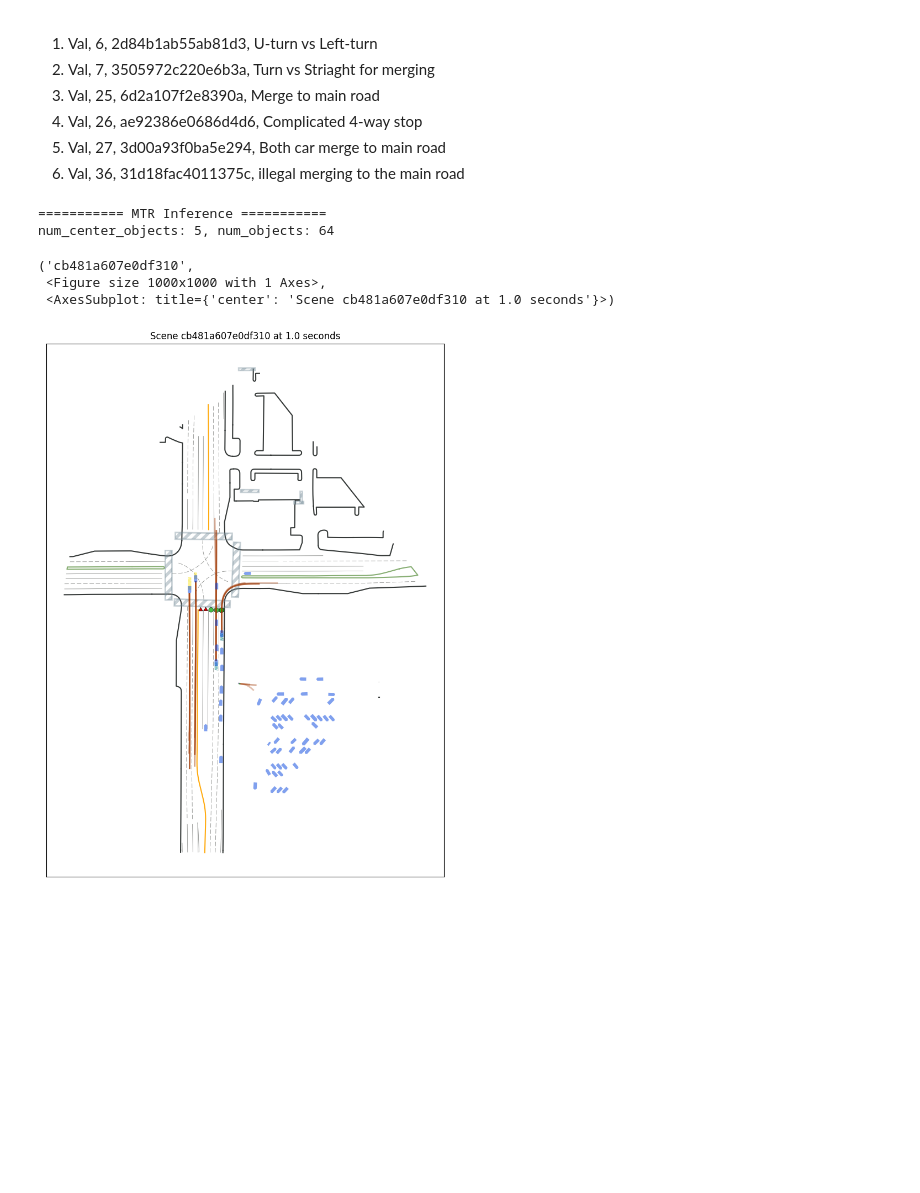
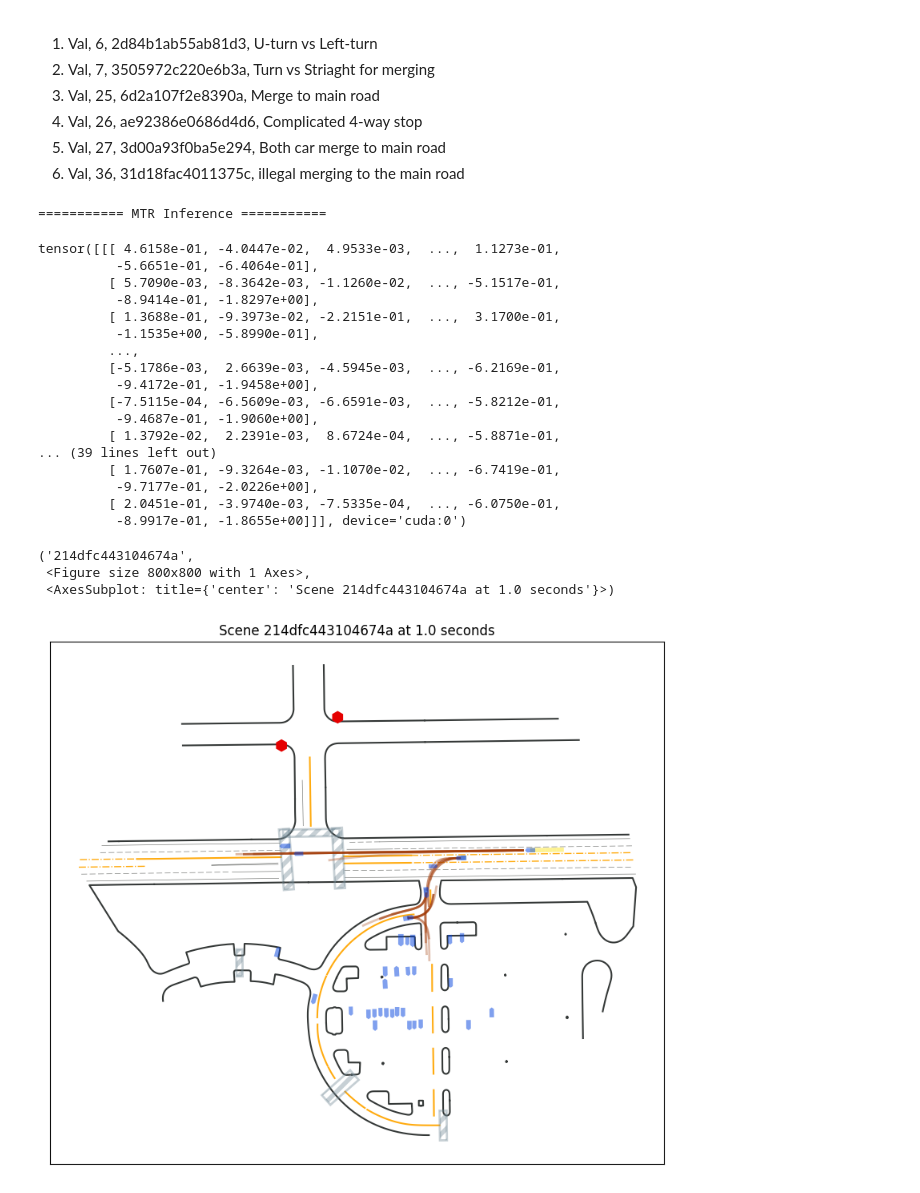
Before and after one commit to zzx9636/MTR, a Jupyter notebook: eval_model.ipynb, the cells around one changed output. Saved outputs shown, nothing was run; the diff lists cells and outputs as text; code cells hidden in the pictures; blank space fills up the shorter version.

```diff
--- a/eval_model.ipynb
+++ b/eval_model.ipynb
@@ -20,18 +18,39 @@ ckpt_path = '/Data/Dataset/MTR/model/checkpoint_epoch_30.pth'
 4. Val, 26, ae92386e0686d4d6, Complicated 4-way stop
 5. Val, 27, 3d00a93f0ba5e294, Both car merge to main road
 6. Val, 36, 31d18fac4011375c, illegal merging to the main road
+# %%
+cfg_file = 'tools/cfgs/waymo/bc+10_percent_data.yaml'
+ckpt_path = 'output/bc/epoch=2-step=4602.ckpt'
+
+mtr_inference = MTRInference(cfg_file, ckpt_path)
+# %% [output]
+=========== MTR Inference ===========
 # %%
 
-mtr_inference = MTRInference(cfg_file, ckpt_path)
-index = 4
+index = 1
 scene_id, info = mtr_inference.generate_info(index)
 shift = 0
 mtr_inference.visualize(scene_id, info, shift=0)
 # %% [output]
-=========== MTR Inference ===========
-num_center_objects: 5, num_objects: 64
+tensor([[[ 4.6158e-01, -4.0447e-02,  4.9533e-03,  ...,  1.1273e-01,
+          -5.6651e-01, -6.4064e-01],
+         [ 5.7090e-03, -8.3642e-03, -1.1260e-02,  ..., -5.1517e-01,
+          -8.9414e-01, -1.8297e+00],
+         [ 1.3688e-01, -9.3973e-02, -2.2151e-01,  ...,  3.1700e-01,
+          -1.1535e+00, -5.8990e-01],
+         ...,
+         [-5.1786e-03,  2.6639e-03, -4.5945e-03,  ..., -6.2169e-01,
+          -9.4172e-01, -1.9458e+00],
+         [-7.5115e-04, -6.5609e-03, -6.6591e-03,  ..., -5.8212e-01,
+          -9.4687e-01, -1.9060e+00],
+         [ 1.3792e-02,  2.2391e-03,  8.6724e-04,  ..., -5.8871e-01,
+... (39 lines left out)
+         [ 1.7607e-01, -9.3264e-03, -1.1070e-02,  ..., -6.7419e-01,
+          -9.7177e-01, -2.0226e+00],
+         [ 2.0451e-01, -3.9740e-03, -7.5335e-04,  ..., -6.0750e-01,
+          -8.9917e-01, -1.8655e+00]]], device='cuda:0')
-('cb481a607e0df310',
- <Figure size 1000x1000 with 1 Axes>,
- <AxesSubplot: title={'center': 'Scene cb481a607e0df310 at 1.0 seconds'}>)
+('214dfc443104674a',
+ <Figure size 800x800 with 1 Axes>,
+ <AxesSubplot: title={'center': 'Scene 214dfc443104674a at 1.0 seconds'}>)
-[figure, old version]
+[figure, new version]
 # %%
```
Also changed, not shown: parts of 2 cells of this notebook, 14 other files.
